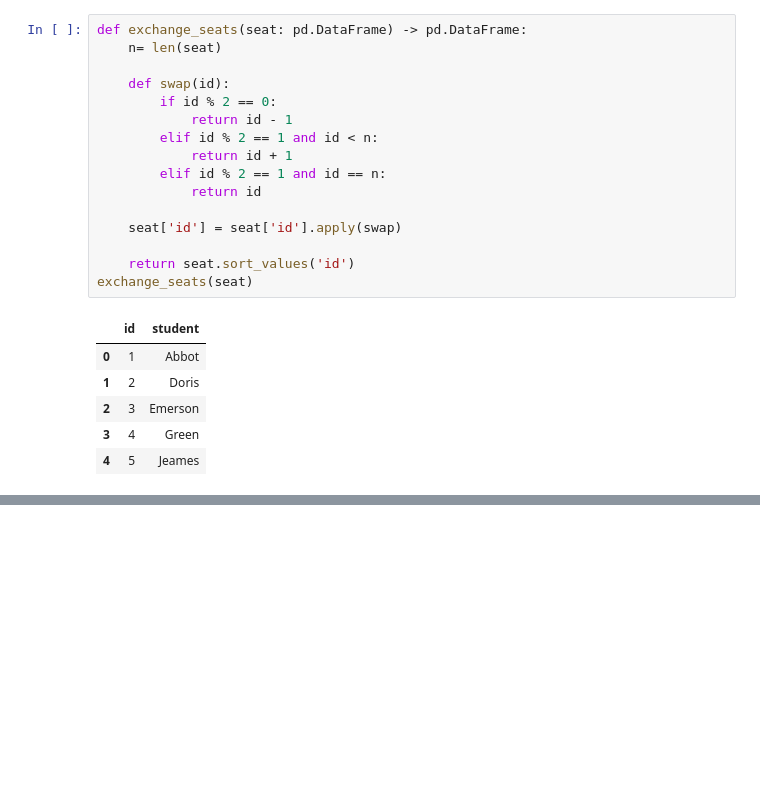
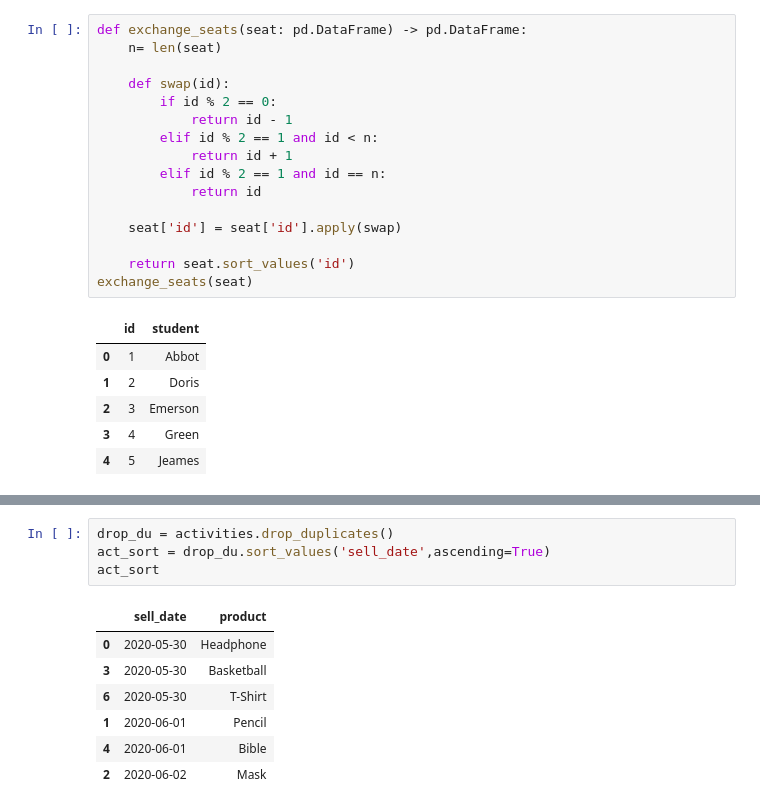
Before and after one commit to eagles0924/liveCodingTest, a Jupyter notebook: pandas_0824.ipynb, the cells around one changed output, grey strips where cells are left out. Saved outputs shown, nothing was run; the diff lists cells and outputs as text; blank space fills up the shorter version.

```diff
--- a/pandas_0824.ipynb
+++ b/pandas_0824.ipynb
@@ -424,0 +448,12 @@ exchange_seats(seat)
+# %%
+drop_du = activities.drop_duplicates()
+act_sort = drop_du.sort_values('sell_date',ascending=True)
+act_sort
+# %% [output]
+|  | sell_date | product |
+| 0 | 2020-05-30 | Headphone |
+| 3 | 2020-05-30 | Basketball |
+| 6 | 2020-05-30 | T-Shirt |
+| 1 | 2020-06-01 | Pencil |
+| 4 | 2020-06-01 | Bible |
+| 2 | 2020-06-02 | Mask |
```
Also changed, not shown: parts of 6 cells of this notebook, 4 other files.
